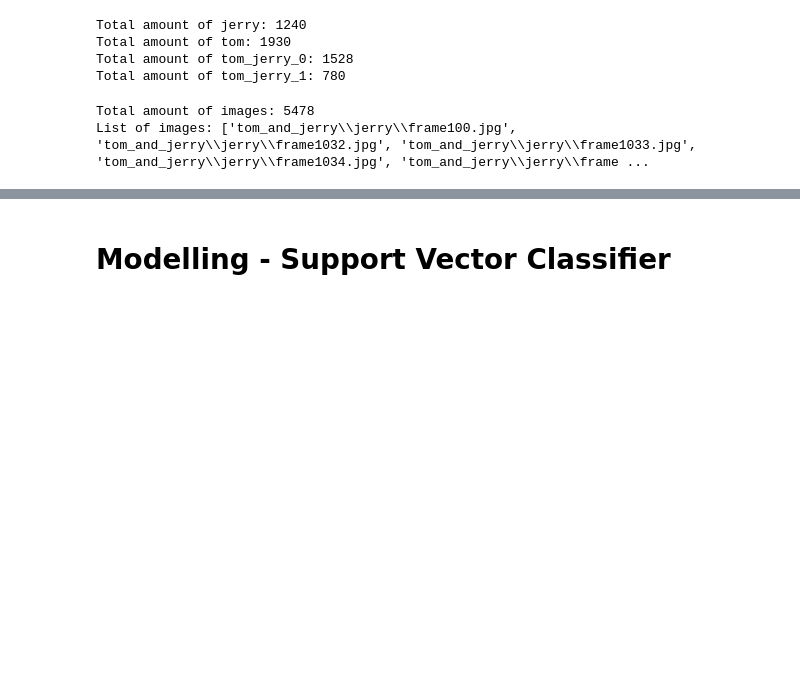
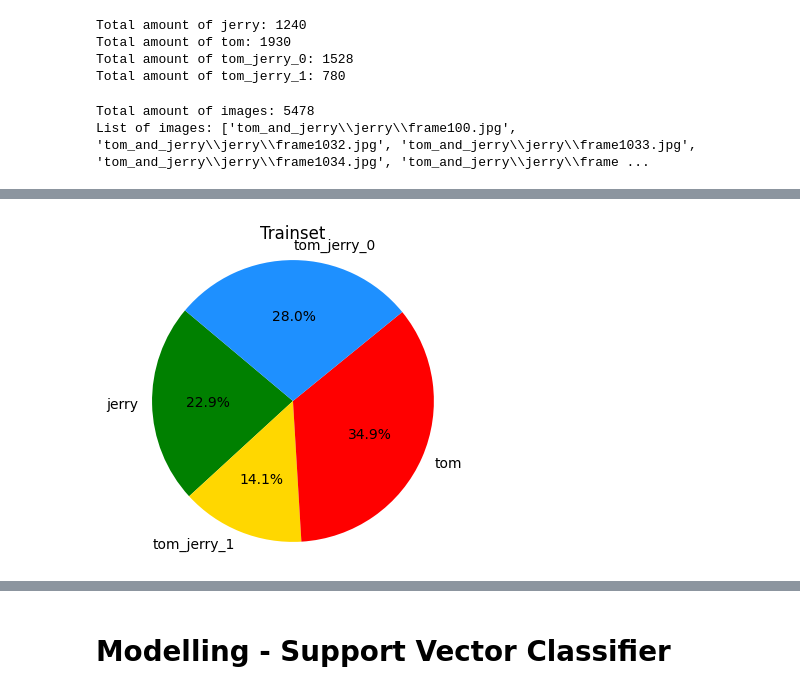
Before and after one commit to esul-gif/tom-jerry, a Jupyter notebook: Tom_and_Jerry_ML.ipynb, the cells around one changed output, grey strips where cells are left out. Drawn from its saved outputs; the diff is of its cells as text; code cells hidden in the pictures; blank space fills up the shorter version.

```diff
--- a/Tom_and_Jerry_ML.ipynb
+++ b/Tom_and_Jerry_ML.ipynb
@@ -52 +121,20 @@ def prepare_data(images):
+# %%
+def class_percentage(dataset, title, class_colors={'tom': 'red', 'jerry': 'green', 'tom_jerry_0': 'dodgerblue', 'tom_jerry_1': 'gold'}):
+    class_counts = {}
+    total_images = len(dataset)
+
+    for path in dataset:
+        class_name = path.split('\\')[1]
+        class_counts[class_name] = class_counts.get(class_name, 0) + 1
+
+    labels = class_counts.keys()
+    sizes = [count / total_images * 100 for count in class_counts.values()]
+
+    colors = [class_colors[class_name] for class_name in labels]
+
+    plt.figure(figsize=(4, 4))
+    plt.pie(sizes, labels=labels, autopct='%1.1f%%', startangle=140, colors=colors)
+    plt.title(title)
+    plt.axis('equal')
+    plt.show()
 # %% [markdown]
@@ -84,0 +197,4 @@ Total: 5478 splitted in Train: 1095, Val: 1096 and Test: 3287
+# %%
+class_percentage(trainset, 'Trainset')
+# %% [output]
+[figure, added]
```
Also changed, not shown: parts of 33 cells of this notebook.
